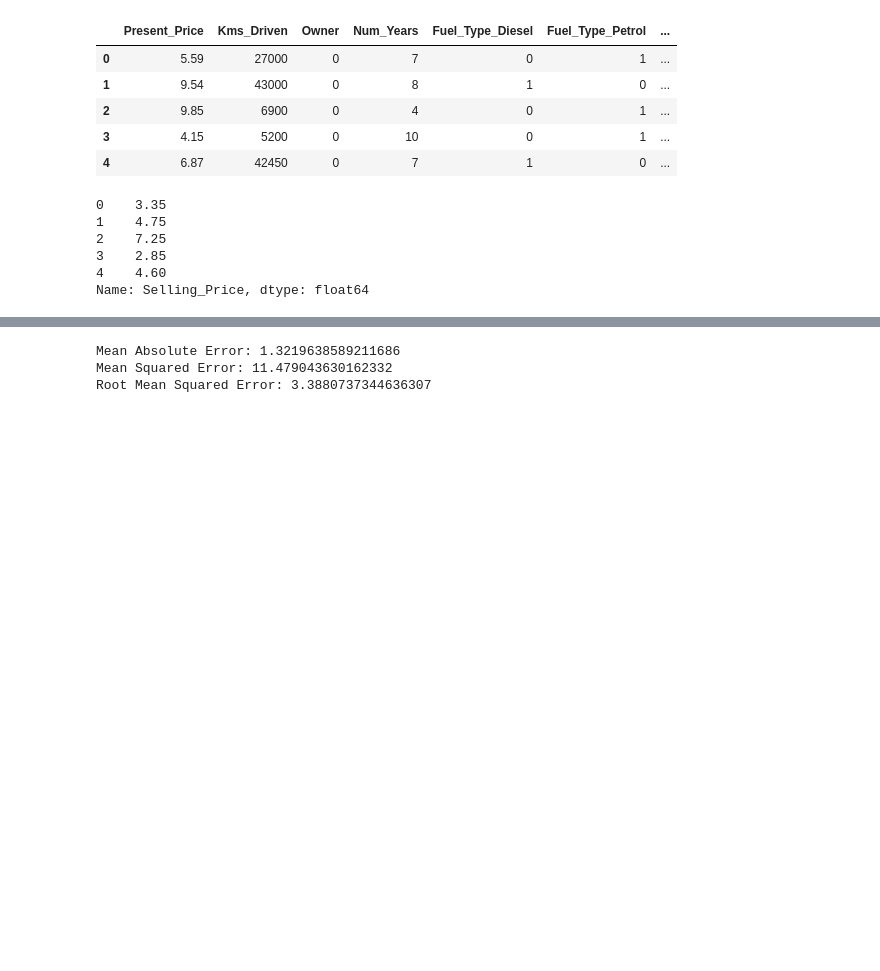
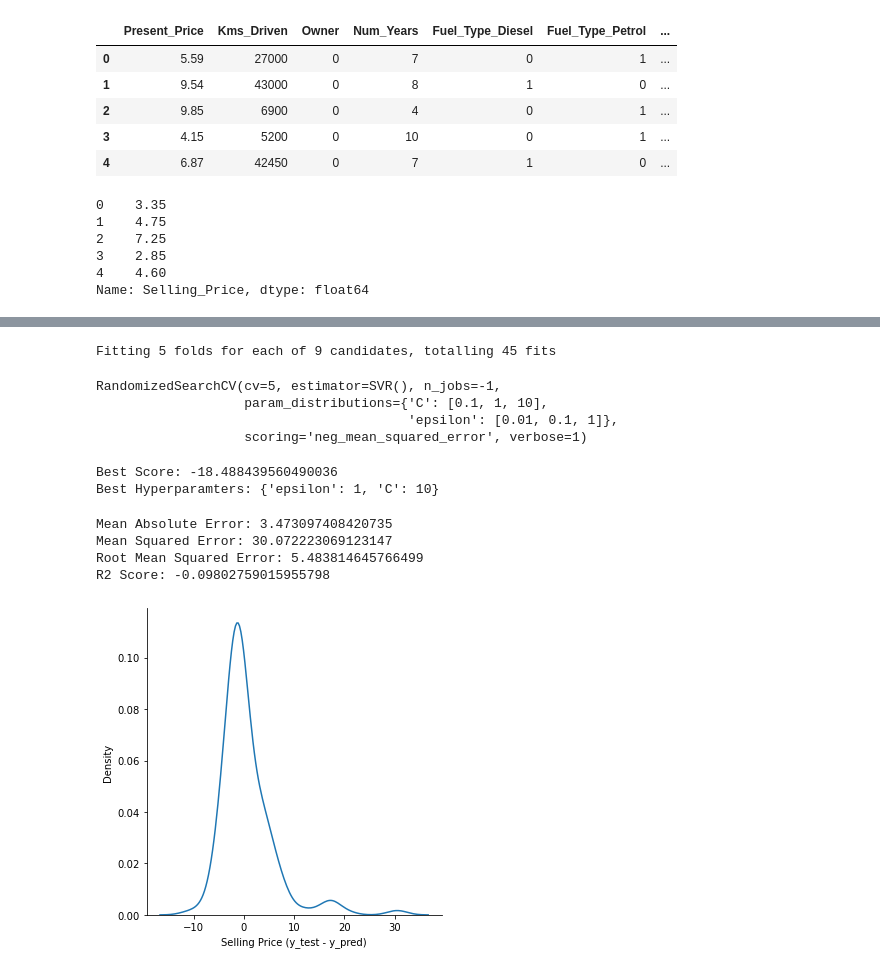
Before and after one commit to rishabh1323/Car-Resale-Value-Prediction, a Jupyter notebook: car_resale_value_prediction.ipynb, the cells around one changed output, grey strips where cells are left out. Drawn from its saved outputs; the diff is of its cells as text; code cells hidden in the pictures; blank space fills up the shorter version.

```diff
--- a/car_resale_value_prediction.ipynb
+++ b/car_resale_value_prediction.ipynb
@@ -278,9 +256,42 @@ plt.show()
+# %%
+# Creating a RandomSearchCV model
+support_vector_regressor = RandomizedSearchCV(estimator=SVR(), param_distributions=random_grid,
+                                              scoring='neg_mean_squared_error', n_iter=10, cv=5,
+                                              verbose=1, n_jobs=-1)
+support_vector_regressor.fit(X_train, y_train)
+# %% [output]
+Fitting 5 folds for each of 9 candidates, totalling 45 fits
+RandomizedSearchCV(cv=5, estimator=SVR(), n_jobs=-1,
+                   param_distributions={'C': [0.1, 1, 10],
+                                        'epsilon': [0.01, 0.1, 1]},
+                   scoring='neg_mean_squared_error', verbose=1)
+# %%
+# Printing best score and best hyperparameter values
+print('Best Score:', support_vector_regressor.best_score_)
+print('Best Hyperparamters:', support_vector_regressor.best_params_)
+# %% [output]
+Best Score: -18.488439560490036
+Best Hyperparamters: {'epsilon': 1, 'C': 10}
+# %%
+# Creating final model with best hyperparameter values
+support_vector_regressor = SVR(C=10, epsilon=1)
+support_vector_regressor.fit(X_train, y_train)
+y_pred = support_vector_regressor.predict(X_test)
 # %%
 # Computing some performance metrics
 print('Mean Absolute Error:', mean_absolute_error(y_test, y_pred))
 print('Mean Squared Error:', mean_squared_error(y_test, y_pred))
 print('Root Mean Squared Error:', np.sqrt(mean_squared_error(y_test, y_pred)))
+print('R2 Score:', r2_score(y_test, y_pred))
 # %% [output]
-Mean Absolute Error: 1.3219638589211686
-Mean Squared Error: 11.479043630162332
-Root Mean Squared Error: 3.3880737344636307
+Mean Absolute Error: 3.473097408420735
+Mean Squared Error: 30.072223069123147
+Root Mean Squared Error: 5.483814645766499
+R2 Score: -0.09802759015955798
+# %%
+# Plotting histogram of difference between y_pred and y_test
+sns.displot(y_test - y_pred, kind = 'kde')
+plt.xlabel('Selling Price (y_test - y_pred)')
+plt.show()
+# %% [output]
+[figure, added]
```
Also changed, not shown: parts of 27 cells of this notebook, 2 other files.
